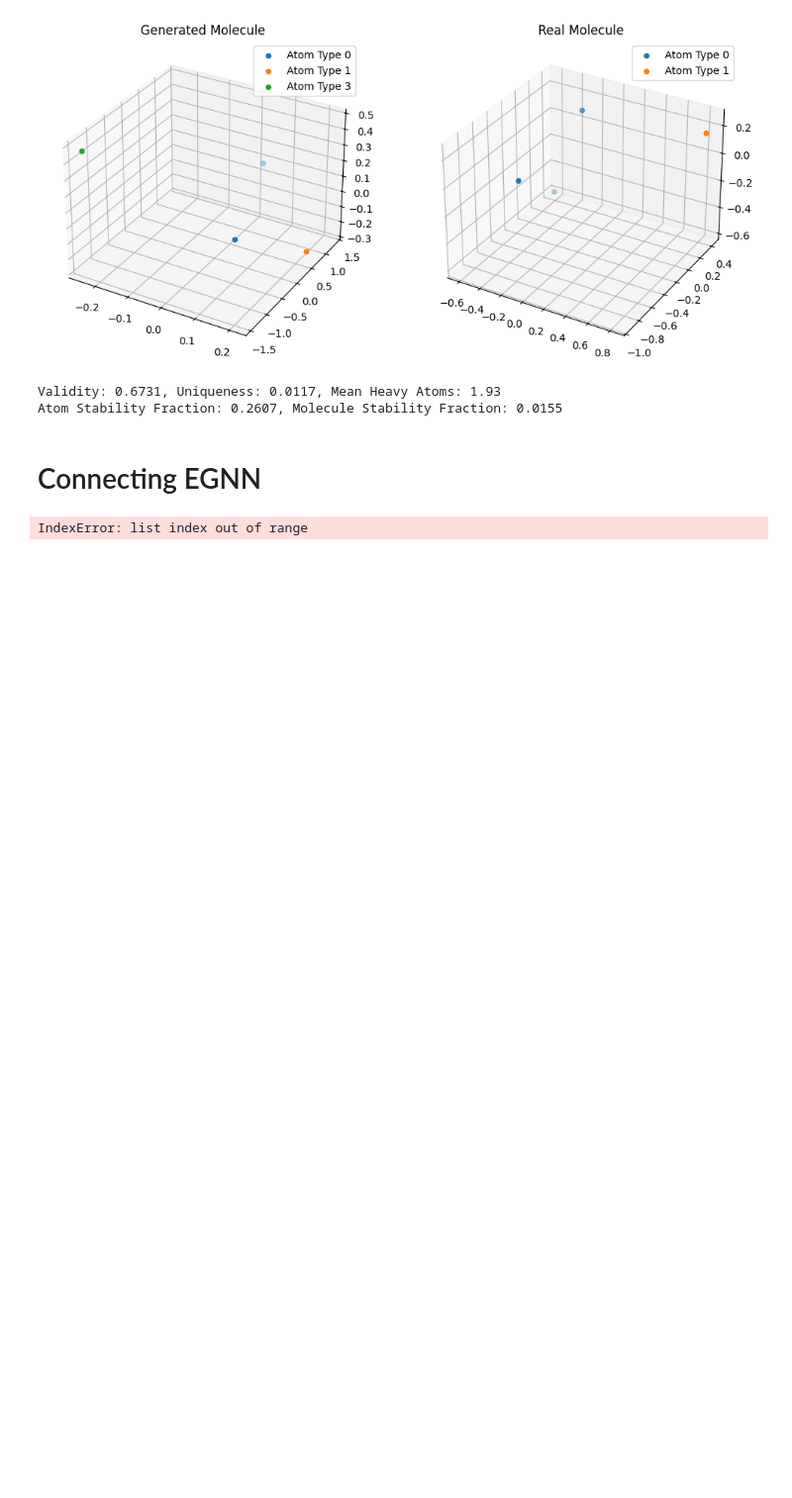
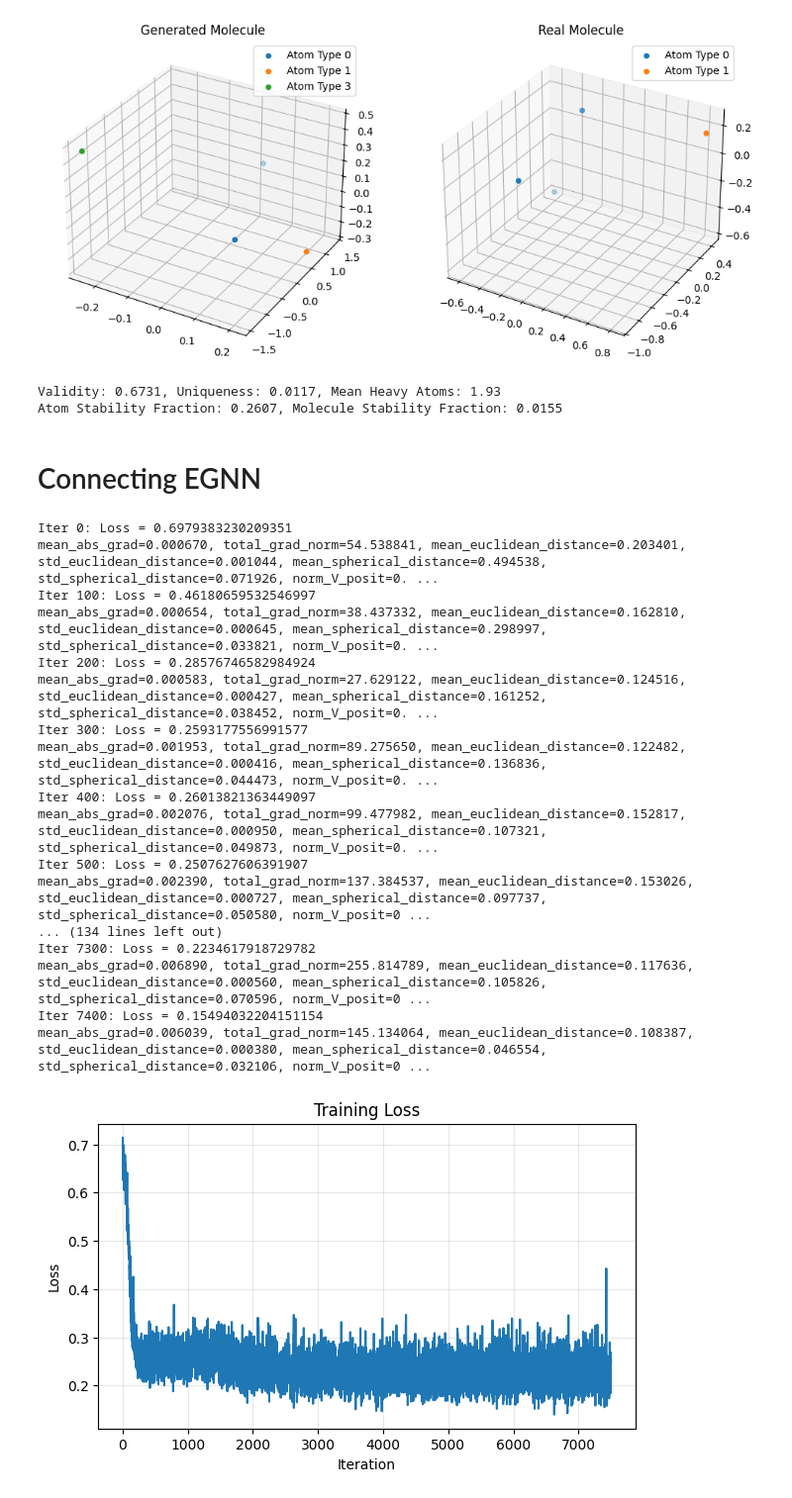
Before and after one commit to edovergna/equi-drifting, a Jupyter notebook: notebooks/aligned_loss.ipynb, the cells around one changed output. Shown at 99% size. Saved outputs shown, nothing was run; the diff lists cells and outputs as text; code cells hidden in the pictures; blank space fills up the shorter version.

```diff
--- a/notebooks/aligned_loss.ipynb
+++ b/notebooks/aligned_loss.ipynb
@@ -1711,15 +1711,15 @@ import torch.nn.functional as F
 
 
 # indices = [8, 10, 16, 33, 105, 167, 168, 169, 171, 312, 315, 475, 481, 763, 764, 776, 812, 814, 3765, 3830]
-indices = [2, 4]
+indices = [0, 23, 26, 173, 180]
 real_mols = dataset[indices]
 
-real_positions = real_mols.pos.reshape(2, 3, 3)
-real_types = real_mols.real_atom_types.reshape(2, 3, 5)
+real_positions = real_mols.pos.reshape(5, 5, 3)
+real_types = real_mols.real_atom_types.reshape(5, 5, 5)
 real_positions = real_positions - real_positions.mean(dim=1, keepdim=True)
 
 
-NUM_ATOMS = 3
+NUM_ATOMS = 5
 
 NUM_ATOM_TYPES = 5
 NUM_BLOCKS = 5
@@ -1728,7 +1728,7 @@ TANH_COORD_UPDATES = True
 ATTENTION = True
 AGGR_TYPE = "sum"
 
-NUM_GEN = 20
+NUM_GEN = 50
 NUM_ITERS = 7500
 LR = 1e-5
 P_ETA = 0.3
@@ -1787,32 +1787,49 @@ for iter in range(NUM_ITERS):
     total_grad_norm = torch.nn.utils.clip_grad_norm_(
     model.parameters(),
     max_norm=1.0,
 )
     optimizer.step()
     loss_list.append(loss.mean().item())
 
     if (iter) % 100 == 0:
         print(f"Iter {iter}: Loss = {loss.mean().item()}")
         print(
             f"mean_abs_grad={mean_abs_grad.item():.6f}, "
             f"total_grad_norm={total_grad_norm.item():.6f}, "
             f"mean_euclidean_distance={stats['mean_euclidean_distance']:.6f}, "
             f"std_euclidean_distance={stats['std_euclidean_distance']:.6f}, "
             f"mean_spherical_distance={stats['mean_spherical_distance']:.6f}, "
             f"std_spherical_distance={stats['std_spherical_distance']:.6f}, "
             f"norm_V_posit={stats['norm_V_posit']:.6f}, "
             f"norm_V_types={stats['norm_V_types']:.6f}, "
             f"mean_V_posit_pos={stats['mean_V_posit_pos']:.6f}, "
             f"mean_V_posit_neg={stats['mean_V_posit_neg']:.6f}, "
             f"mean_V_types_pos={stats['mean_V_types_pos']:.6f}, "
             f"mean_V_types_neg={stats['mean_V_types_neg']:.6f}, "
             f"mean_abs_posit_dist_pos={stats['mean_abs_posit_dist_pos']:.6f}, "
             f"mean_abs_posit_dist_neg={stats['mean_abs_posit_dist_neg']:.6f}, "
             f"mean_abs_posit_diff_pos={stats['mean_abs_posit_diff_pos']:.6f}, "
             f"mean_abs_posit_diff_neg={stats['mean_abs_posit_diff_neg']:.6f}"
         )
 
 plot_loss(loss_list)
 # %% [output]
-IndexError: list index out of range
+Iter 0: Loss = 0.6979383230209351
+mean_abs_grad=0.000670, total_grad_norm=54.538841, mean_euclidean_distance=0.203401, std_euclidean_distance=0.001044, mean_spherical_distance=0.494538, std_spherical_distance=0.071926, norm_V_posit=0. ...
+Iter 100: Loss = 0.46180659532546997
+mean_abs_grad=0.000654, total_grad_norm=38.437332, mean_euclidean_distance=0.162810, std_euclidean_distance=0.000645, mean_spherical_distance=0.298997, std_spherical_distance=0.033821, norm_V_posit=0. ...
+Iter 200: Loss = 0.28576746582984924
+mean_abs_grad=0.000583, total_grad_norm=27.629122, mean_euclidean_distance=0.124516, std_euclidean_distance=0.000427, mean_spherical_distance=0.161252, std_spherical_distance=0.038452, norm_V_posit=0. ...
+Iter 300: Loss = 0.2593177556991577
+mean_abs_grad=0.001953, total_grad_norm=89.275650, mean_euclidean_distance=0.122482, std_euclidean_distance=0.000416, mean_spherical_distance=0.136836, std_spherical_distance=0.044473, norm_V_posit=0. ...
+Iter 400: Loss = 0.26013821363449097
+mean_abs_grad=0.002076, total_grad_norm=99.477982, mean_euclidean_distance=0.152817, std_euclidean_distance=0.000950, mean_spherical_distance=0.107321, std_spherical_distance=0.049873, norm_V_posit=0. ...
+Iter 500: Loss = 0.2507627606391907
+mean_abs_grad=0.002390, total_grad_norm=137.384537, mean_euclidean_distance=0.153026, std_euclidean_distance=0.000727, mean_spherical_distance=0.097737, std_spherical_distance=0.050580, norm_V_posit=0 ...
+... (134 lines left out)
+Iter 7300: Loss = 0.2234617918729782
+mean_abs_grad=0.006890, total_grad_norm=255.814789, mean_euclidean_distance=0.117636, std_euclidean_distance=0.000560, mean_spherical_distance=0.105826, std_spherical_distance=0.070596, norm_V_posit=0 ...
+Iter 7400: Loss = 0.15494032204151154
+mean_abs_grad=0.006039, total_grad_norm=145.134064, mean_euclidean_distance=0.108387, std_euclidean_distance=0.000380, mean_spherical_distance=0.046554, std_spherical_distance=0.032106, norm_V_posit=0 ...
+[figure, added]
 # %%
```
Also changed, not shown: parts of 2 cells of this notebook, 4 other files.
